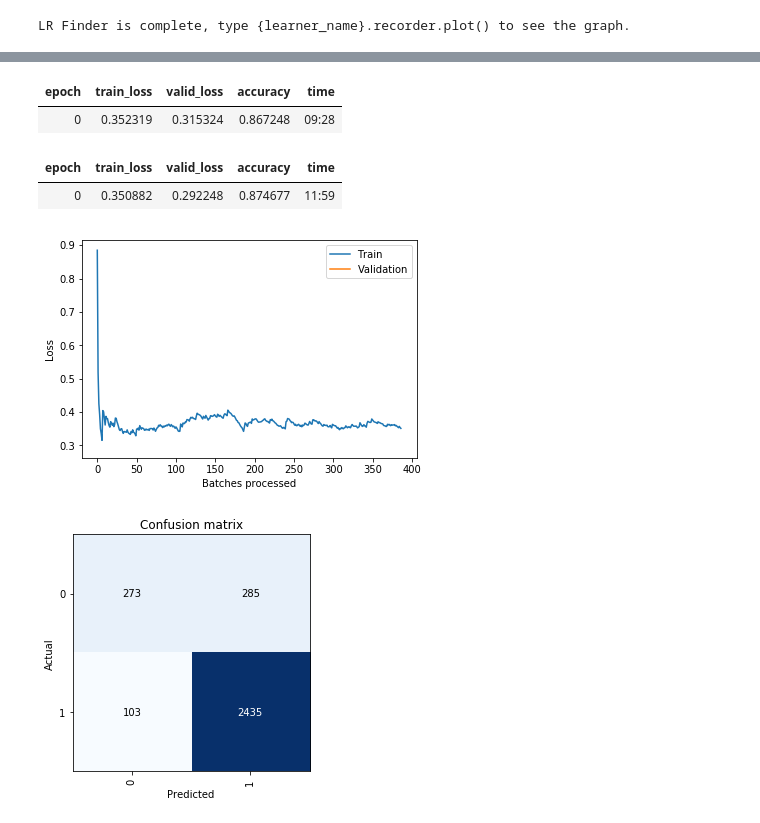
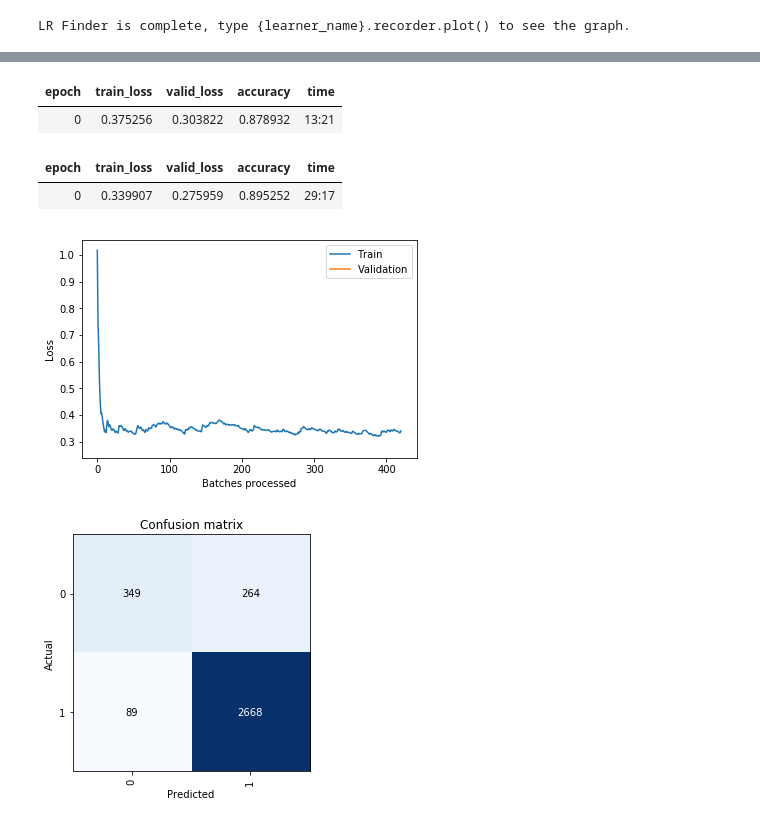
Before and after one commit to mzheng8023/DAEN-690, a Jupyter notebook: notebooks/ulmfit_model_improvements.ipynb, the cells around one changed output, grey strips where cells are left out. Cells and saved outputs as stored; diff of their text form; code cells hidden in the pictures.

```diff
--- a/notebooks/ulmfit_model_improvements.ipynb
+++ b/notebooks/ulmfit_model_improvements.ipynb
@@ -193,18 +197,20 @@ LR Finder is complete, type {learner_name}.recorder.plot() to see the graph.
 # %%
-learn.fit_one_cycle(1, 1e-2)
+learn.fit_one_cycle(1, 1e-1)
 # %% [output]
 | epoch | train_loss | valid_loss | accuracy | time |
-| 0 | 0.352319 | 0.315324 | 0.867248 | 09:28 |
+| 0 | 0.375256 | 0.303822 | 0.878932 | 13:21 |
 # %%
+learn.save('tc_1_ep')
 learn.freeze_to(-2)
 learn.fit_one_cycle(1, slice(1e-2/(2.6**4),1e-2), moms=(0.8,0.7))
 # %% [output]
 | epoch | train_loss | valid_loss | accuracy | time |
-| 0 | 0.350882 | 0.292248 | 0.874677 | 11:59 |
+| 0 | 0.339907 | 0.275959 | 0.895252 | 29:17 |
 # %%
+learn.save('tc_2_ep')
 learn.recorder.plot_losses()
 # %% [output]
-[figure, old version]
+[figure, new version]
 # %%
 txt_ci = TextClassificationInterpretation.from_learner(learn)
 txt_ci.plot_confusion_matrix()
```
Also changed, not shown: parts of 39 cells of this notebook, 1 other file.
